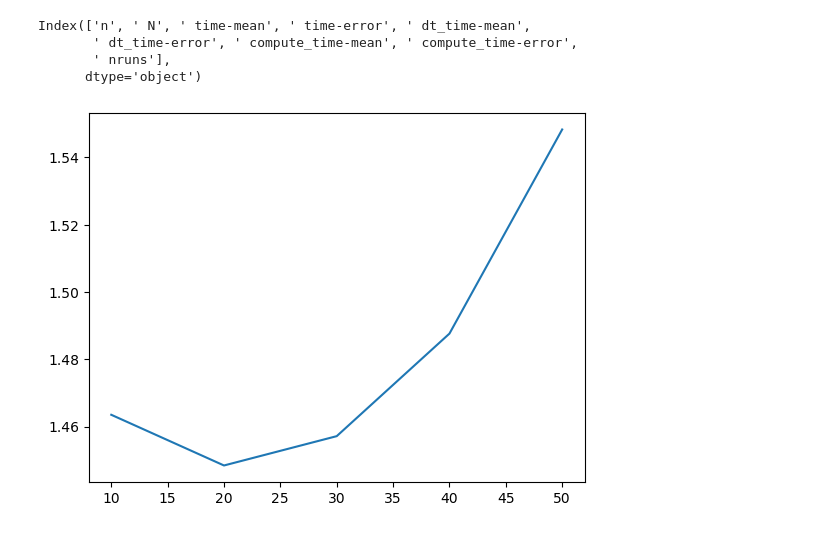
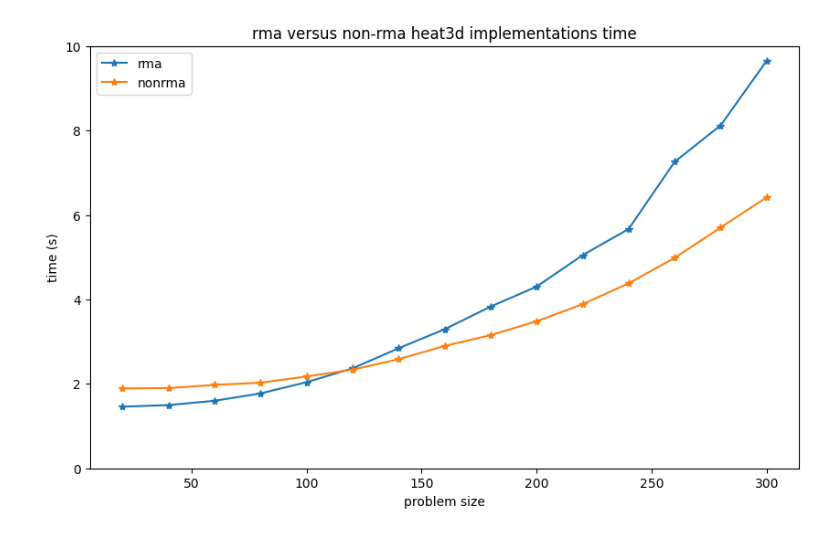
Before and after one commit to DSMishler/SANDIA-jupyterlite, a Jupyter notebook: content/heat3d_vis/heat3d_vis.ipynb, the cells around one changed output. Saved outputs shown, nothing was run; the diff lists cells and outputs as text; code cells hidden in the pictures.

Commit message:
new plot function and data in

```diff
--- a/content/heat3d_vis/heat3d_vis.ipynb
+++ b/content/heat3d_vis/heat3d_vis.ipynb
@@ -2,4 +2,5 @@
 import matplotlib.pyplot as plt
 import pandas as pd
 # %%
-newdf = pd.read_csv("2023-06-26_heat3d_rma_first.csv")
+rma    = pd.read_csv("2023-06-26_heat3d_rma_ts10x10x10.csv")
+nonrma = pd.read_csv("2023-06-26_heat3d_nonrma_ts10x10x10.csv")
@@ -15,12 +7,22 @@ newdf.head()
-# %%
-newdf.keys()
-# %% [output]
-Index(['n', ' N', ' time-mean', ' time-error', ' dt_time-mean',
-       ' dt_time-error', ' compute_time-mean', ' compute_time-error',
-       ' nruns'],
-      dtype='object')
-# %%
-plt.plot(newdf["n"], newdf[" time-mean"])
-plt.show()
-# %% [output]
-[figure, removed]
+# %%
+def figure_for_time(attribute):
+    maxy_rma    = max(rma[f"{attribute}-mean"])
+    maxy_nonrma = max(nonrma[f"{attribute}-mean"])
+    if maxy_rma > maxy_nonrma:
+        maxy = maxy_rma
+    else:
+        maxy = maxy_nonrma
+
+    plt.figure(figsize=[10,6])
+    plt.plot(rma["n"],    rma[f"{attribute}-mean"],    "*-", label="rma")
+    plt.plot(nonrma["n"], nonrma[f"{attribute}-mean"], "*-", label="nonrma")
+    plt.title(f"rma versus non-rma heat3d implementations {attribute}")
+    plt.legend()
+    plt.xlabel("problem size")
+    plt.ylabel("time (s)")
+    plt.ylim(0,int(maxy+1))
+    plt.show()
+# %%
+figure_for_time("time")
+# %% [output]
+[figure, added]
```
Also changed, not shown: parts of 3 cells of this notebook.
